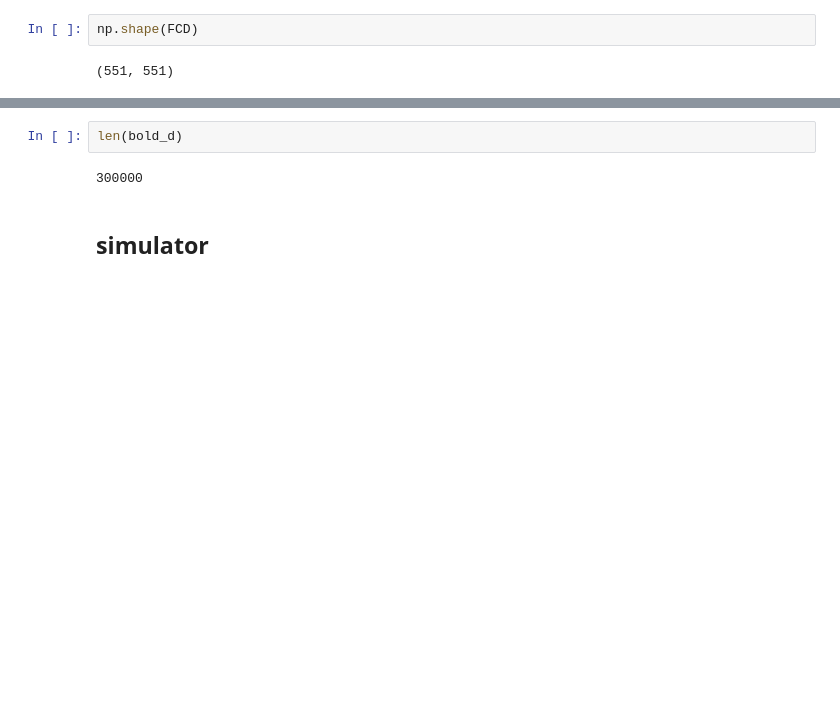
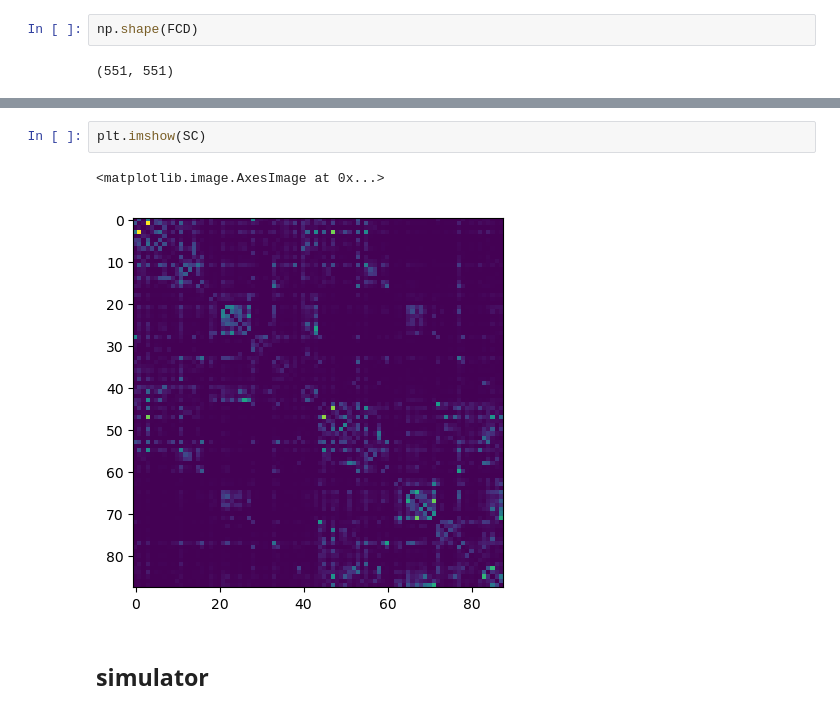
Before and after one commit to monicapaoletti/GSoC_T3.3_inference, a Jupyter notebook: scripts/notebooks/mpr_jax_inference_smallSC.ipynb, the cells around one changed output, grey strips where cells are left out. Drawn from its saved outputs; the diff is of its cells as text; blank space fills up the shorter version.

```diff
--- a/scripts/notebooks/mpr_jax_inference_smallSC.ipynb
+++ b/scripts/notebooks/mpr_jax_inference_smallSC.ipynb
@@ -135,7 +141,8 @@ np.shape(u_FCD)
 # %%
-len(bold_d)
+plt.imshow(SC)
 # %% [output]
-300000
+<matplotlib.image.AxesImage at 0x...>
+[figure, added]
 # %% [markdown]
 ## simulator
 # %%
```
Also changed, not shown: parts of 66 cells of this notebook.
